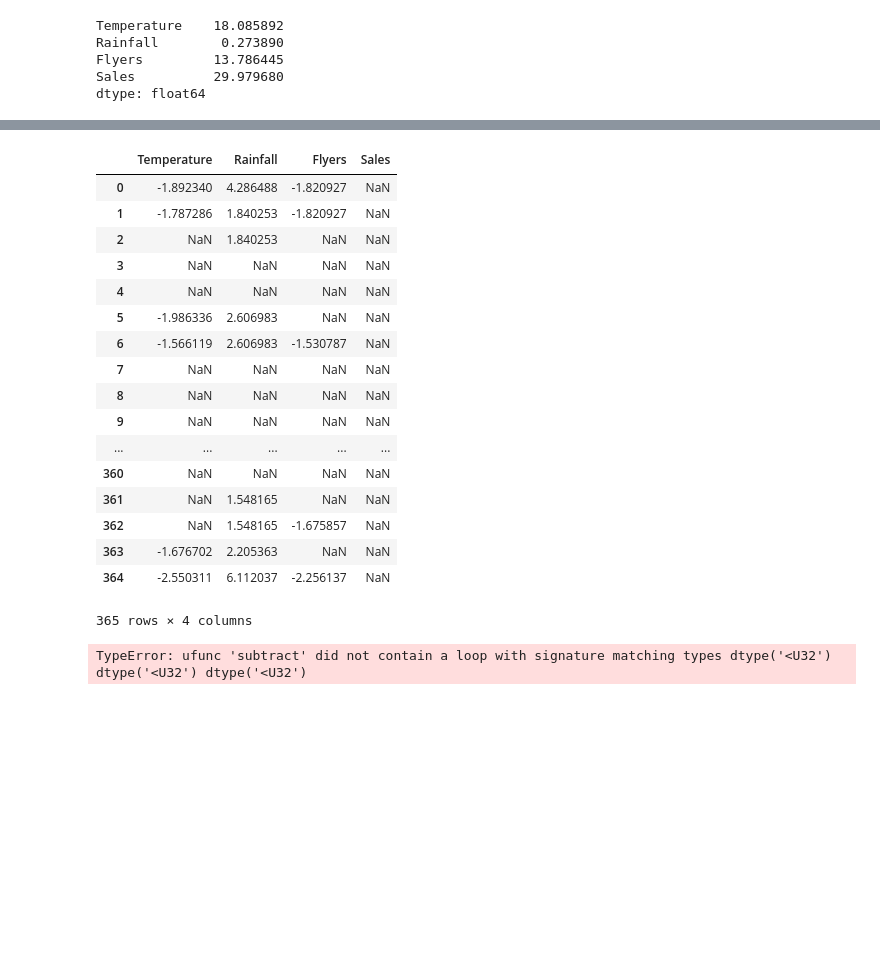
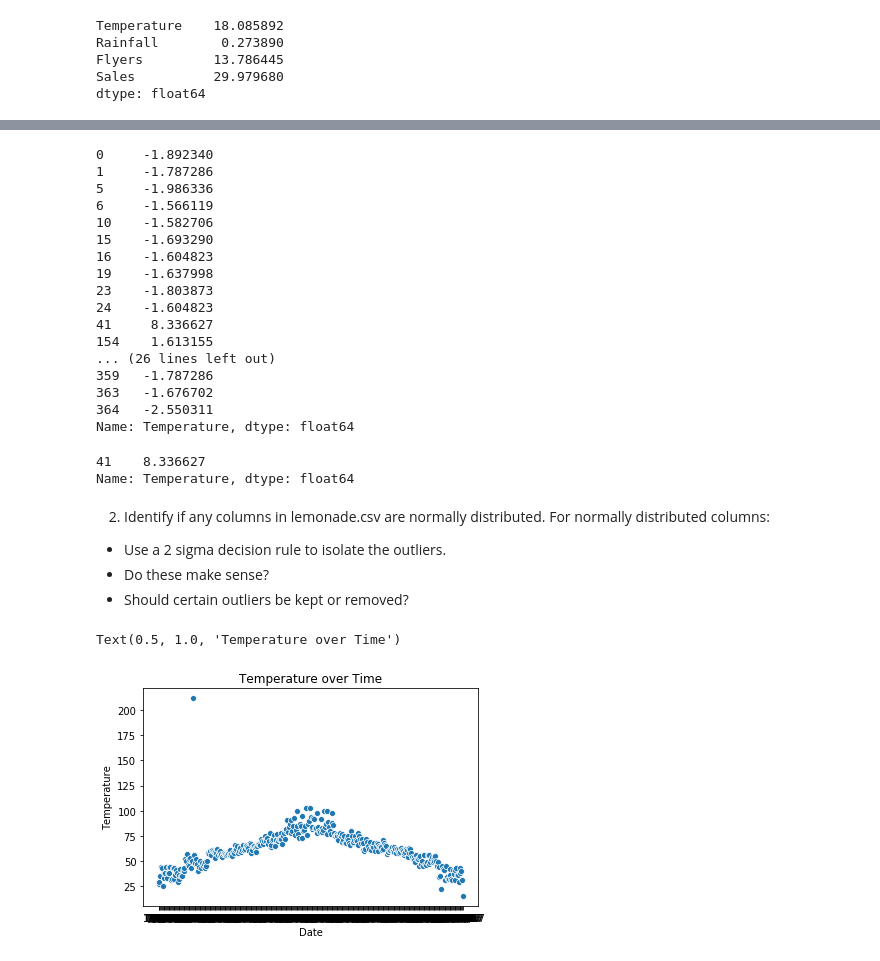
Before and after one commit to Jeff-Hutchins/ds-methodologies-exercises, a Jupyter notebook: anomaly_detection/continuous_probabilistic_methods.ipynb, the cells around one changed output, grey strips where cells are left out. Drawn from its saved outputs; the diff is of its cells as text; code cells hidden in the pictures; blank space fills up the shorter version.

```diff
--- a/anomaly_detection/continuous_probabilistic_methods.ipynb
+++ b/anomaly_detection/continuous_probabilistic_methods.ipynb
@@ -92,21 +98,20 @@ Index(['Date', 'Day', 'Temperature', 'Rainfall', 'Flyers', 'Price', 'Sales'], dt
 # %%
-zscores[zscores.abs() > 1.5]
+zscores.Temperature[zscores.Temperature.abs() > 1.5]
 # %% [output]
-|  | Temperature | Rainfall | Flyers | Sales |
-| 0 | -1.892340 | 4.286488 | -1.820927 | NaN |
-| 1 | -1.787286 | 1.840253 | -1.820927 | NaN |
-| 2 | NaN | 1.840253 | NaN | NaN |
-| 3 | NaN | NaN | NaN | NaN |
-| 4 | NaN | NaN | NaN | NaN |
-| 5 | -1.986336 | 2.606983 | NaN | NaN |
-| 6 | -1.566119 | 2.606983 | -1.530787 | NaN |
-| 7 | NaN | NaN | NaN | NaN |
-| 8 | NaN | NaN | NaN | NaN |
-| 9 | NaN | NaN | NaN | NaN |
-| ... | ... | ... | ... | ... |
-| 360 | NaN | NaN | NaN | NaN |
-| 361 | NaN | 1.548165 | NaN | NaN |
-| 362 | NaN | 1.548165 | -1.675857 | NaN |
-| 363 | -1.676702 | 2.205363 | NaN | NaN |
-| 364 | -2.550311 | 6.112037 | -2.256137 | NaN |
-365 rows × 4 columns
+0     -1.892340
+1     -1.787286
+5     -1.986336
+6     -1.566119
+10    -1.582706
+15    -1.693290
+16    -1.604823
+19    -1.637998
+23    -1.803873
+24    -1.604823
+41     8.336627
+154    1.613155
+... (26 lines left out)
+359   -1.787286
+363   -1.676702
+364   -2.550311
+Name: Temperature, dtype: float64
@@ -116,4 +118,15 @@ for i in df.columns:
-# %%
-zscores = pd.DataFrame((df - df.mean()) / df.std())
-# %% [output]
-TypeError: ufunc 'subtract' did not contain a loop with signature matching types dtype('<U32') dtype('<U32') dtype('<U32')
+# %%
+zscores.Temperature[zscores.Temperature.abs() > 3]
+# %% [output]
+41    8.336627
+Name: Temperature, dtype: float64
+# %% [markdown]
+2. Identify if any columns in lemonade.csv are normally distributed. For normally distributed columns:
+ - Use a 2 sigma decision rule to isolate the outliers.
+ - Do these make sense?
+ - Should certain outliers be kept or removed?
+# %%
+sns.scatterplot(x=df.Date, y=df.Temperature).set_title('Temperature over Time')
+# %% [output]
+Text(0.5, 1.0, 'Temperature over Time')
+[figure, added]
```
Also changed, not shown: parts of 29 cells of this notebook, 4 other files.
